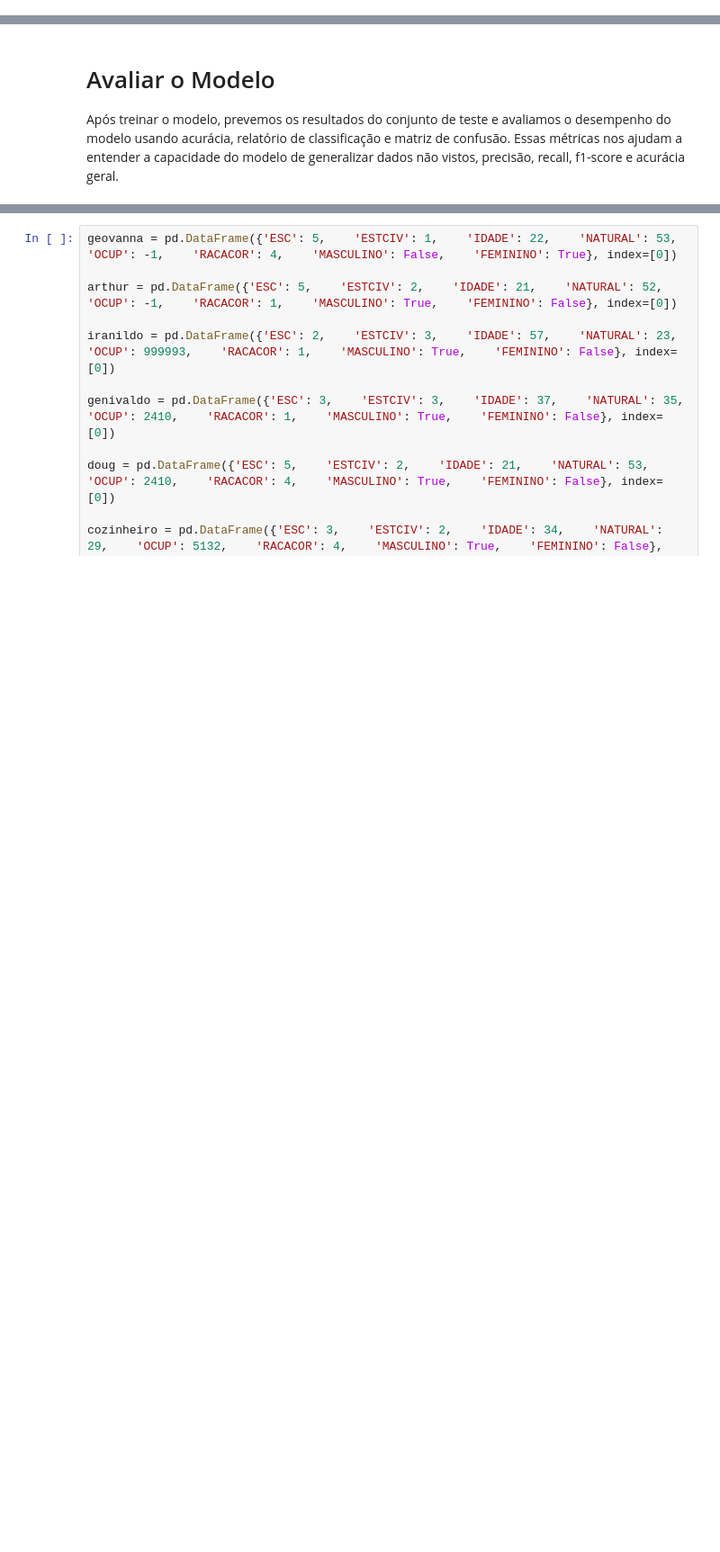
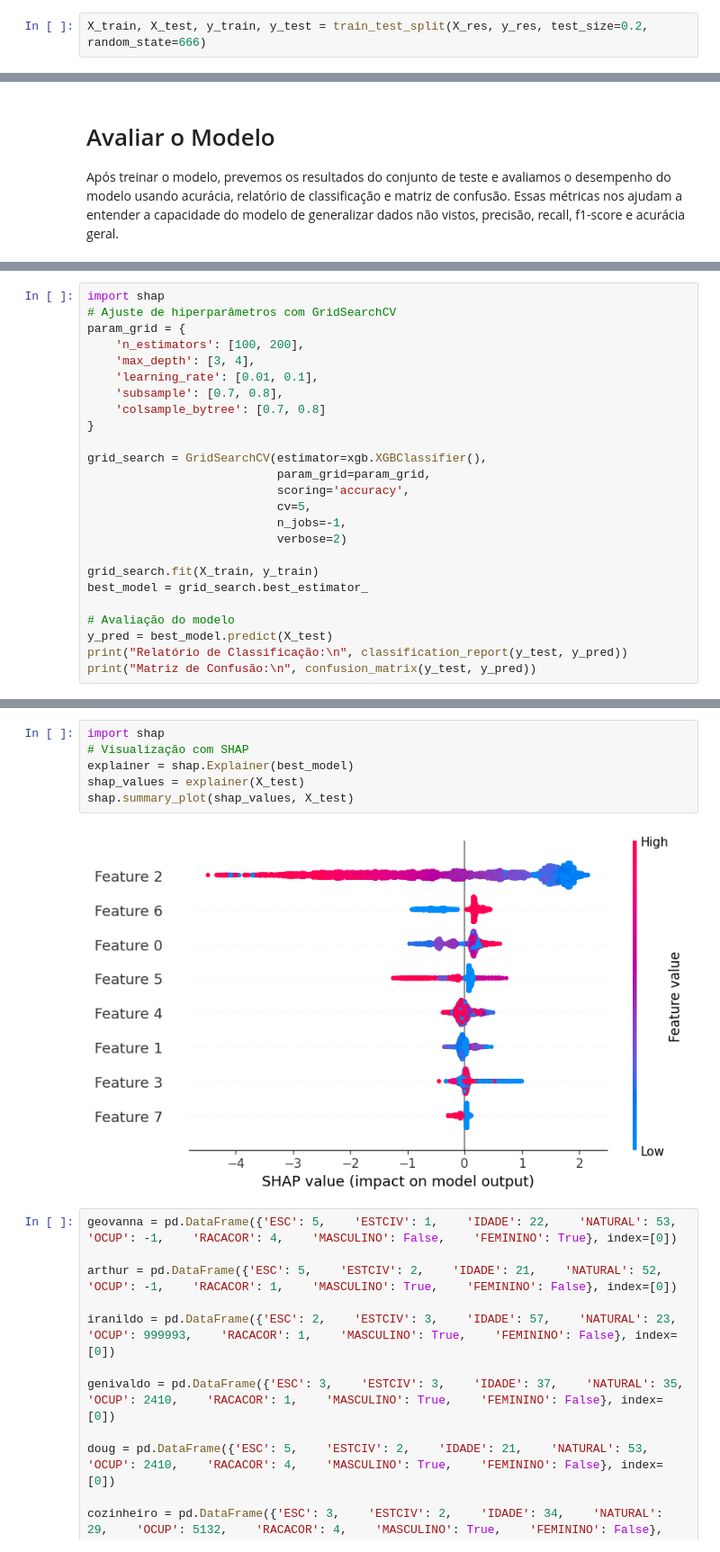
Before and after one commit to dougAlvs/apoio-a-vida, a Jupyter notebook: notebooks/xgboost_training.ipynb, the cells around one changed output, grey strips where cells are left out. Shown: that part at 90% size. Drawn from its saved outputs; the diff is of its cells as text; blank space fills up the shorter version.

Commit message:
fix: conserta os hiperparâmetros

```diff
--- a/notebooks/xgboost_training.ipynb
+++ b/notebooks/xgboost_training.ipynb
@@ -47,3 +50,5 @@ X_train, X_test, y_train, y_test = train_test_split(X, y, test_size=0.2, random_
+# %%
+X_train, X_test, y_train, y_test = train_test_split(X_res, y_res, test_size=0.2, random_state=666)
 # %% [markdown]
 # Treinar o Modelo XGBoost
 Definimos e treinamos o classificador XGBoost. O XGBoost é escolhido por sua eficiência e eficácia em lidar com vários tipos de dados e por seu desempenho em tarefas de classificação.
@@ -87,0 +91,25 @@ Matriz de Confusão:
+# %%
+import shap
+# Ajuste de hiperparâmetros com GridSearchCV
+param_grid = {
+    'n_estimators': [100, 200],
+    'max_depth': [3, 4],
+    'learning_rate': [0.01, 0.1],
+    'subsample': [0.7, 0.8],
+    'colsample_bytree': [0.7, 0.8]
+}
+
+grid_search = GridSearchCV(estimator=xgb.XGBClassifier(),
+                           param_grid=param_grid,
+                           scoring='accuracy',
+                           cv=5,
+                           n_jobs=-1,
+                           verbose=2)
+
+grid_search.fit(X_train, y_train)
+best_model = grid_search.best_estimator_
+
+# Avaliação do modelo
+y_pred = best_model.predict(X_test)
+print("Relatório de Classificação:\n", classification_report(y_test, y_pred))
+print("Matriz de Confusão:\n", confusion_matrix(y_test, y_pred))
@@ -97,3 +177,11 @@ plt.show()
+# %%
+import shap
+# Visualização com SHAP
+explainer = shap.Explainer(best_model)
+shap_values = explainer(X_test)
+shap.summary_plot(shap_values, X_test)
+# %% [output]
+[figure, added]
 # %%
 geovanna = pd.DataFrame({'ESC': 5,    'ESTCIV': 1,    'IDADE': 22,    'NATURAL': 53,    'OCUP': -1,    'RACACOR': 4,    'MASCULINO': False,    'FEMININO': True}, index=[0])
 
```
Also changed, not shown: parts of 15 cells of this notebook, 3 other files.
